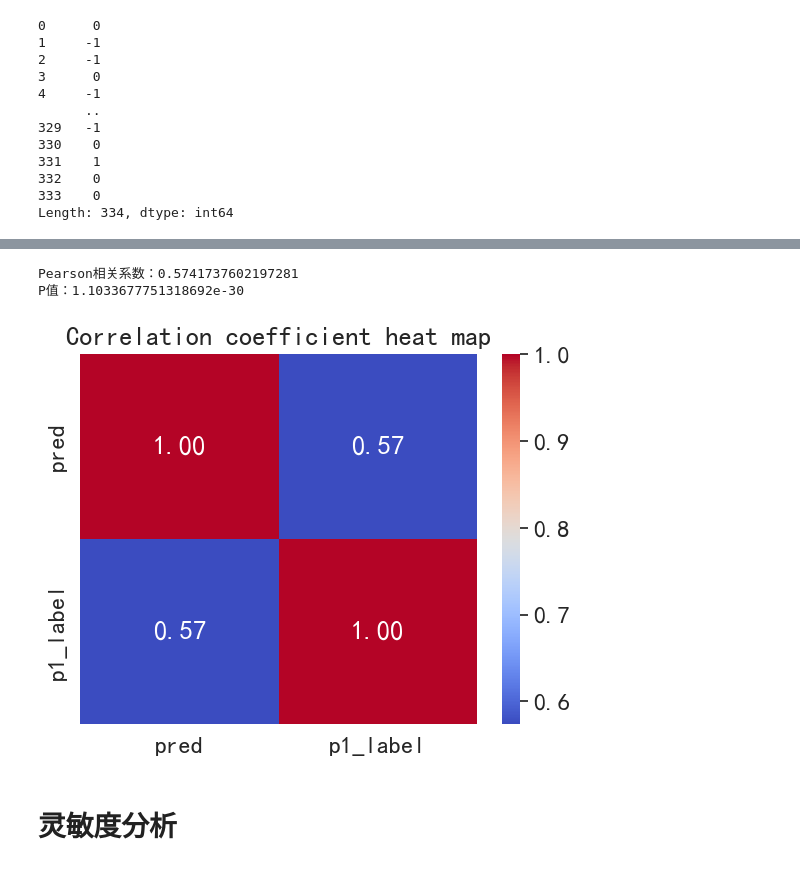
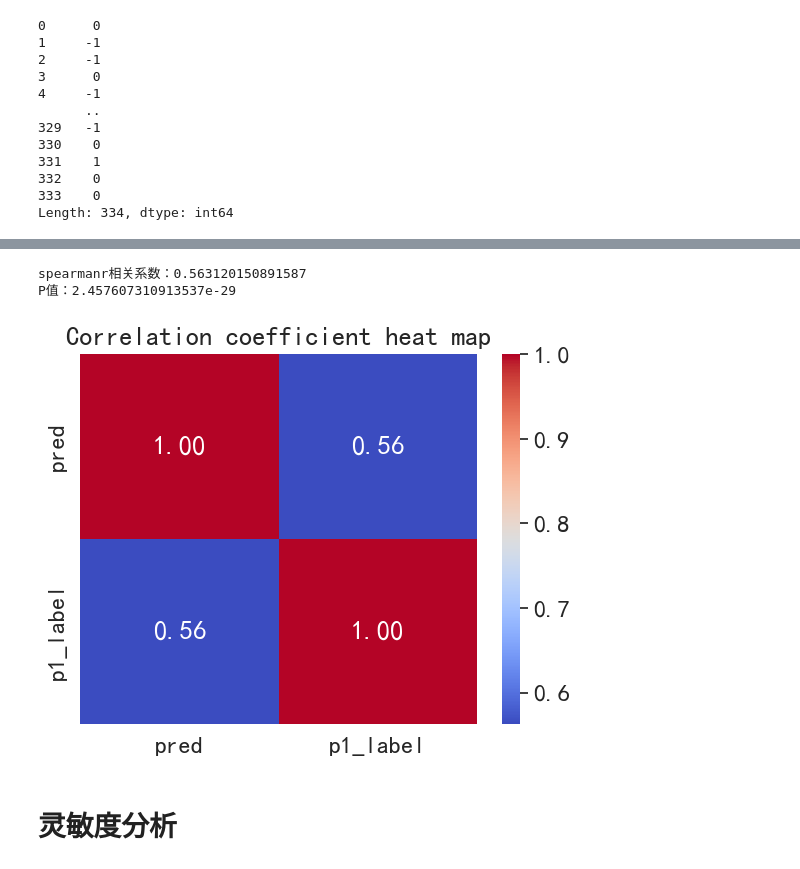
Before and after one commit to Jack-Huang02/MCM-C-Momentum-in-Tennis, a Jupyter notebook: final-tennis.ipynb, the cells around one changed output, grey strips where cells are left out. Cells and saved outputs as stored; diff of their text form; code cells hidden in the pictures.

```diff
--- a/final-tennis.ipynb
+++ b/final-tennis.ipynb
@@ -298,20 +327,20 @@ plt.show()
 # %%
-from scipy.stats import pearsonr
+from scipy.stats import pearsonr, spearmanr
 
 data1 = pd.read_csv('pred_Q3.csv')
-correlation_coefficient, p_value = pearsonr(data1['pred'], data1['p1_label'])
-correlation_matrix = data1.corr()
+correlation_coefficient, p_value = spearmanr(data1['pred'], data1['p1_label'])
+correlation_matrix = data1.corr(method='spearman')
 # 打印结果
-print(f"Pearson相关系数：{correlation_coefficient}")
+print(f"spearmanr相关系数：{correlation_coefficient}")
 print(f"P值：{p_value}")
 sns.heatmap(correlation_matrix, annot=True, cmap='coolwarm', fmt=".2f")
 plt.title('Correlation coefficient heat map')
 plt.savefig('results\\Q3-Correlation coefficient heat map.png',dpi=500,bbox_inches='tight')
 plt.show()
 # %% [output]
-Pearson相关系数：0.5741737602197281
-P值：1.1033677751318692e-30
+spearmanr相关系数：0.563120150891587
+P值：2.457607310913537e-29
-[figure, old version]
+[figure, new version]
 # %% [markdown]
 # 灵敏度分析
 # %%
```
Also changed, not shown: parts of 14 cells of this notebook.
